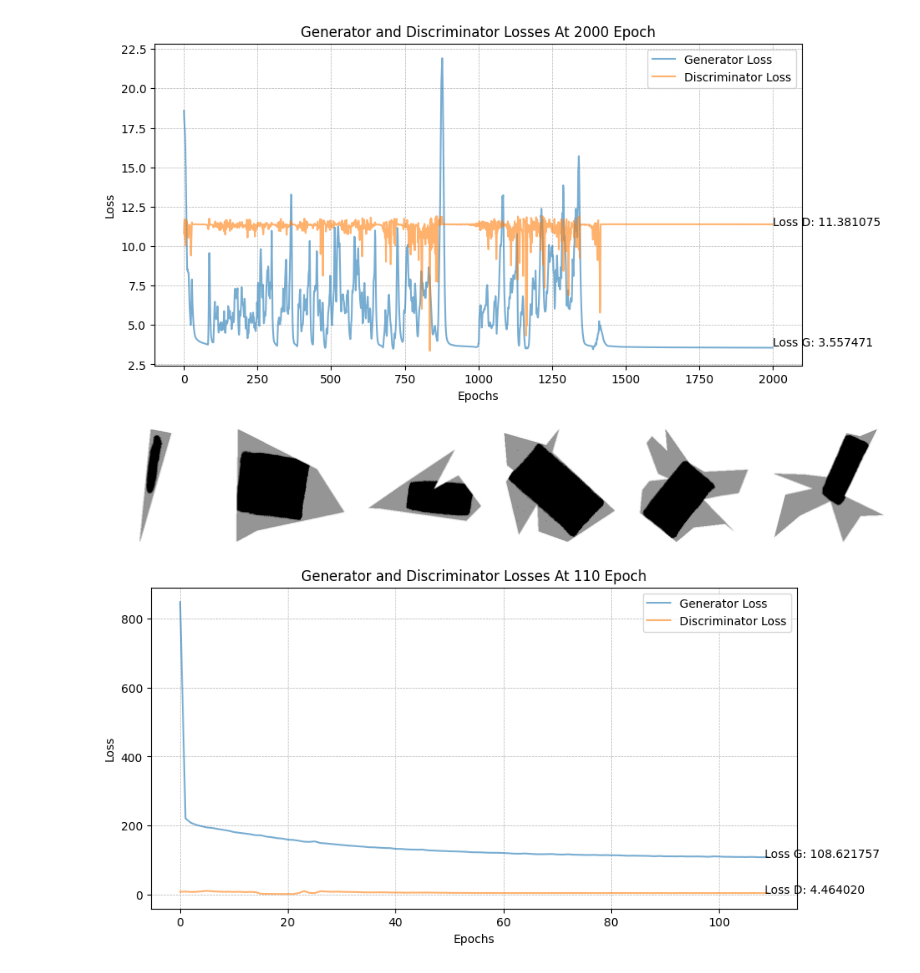
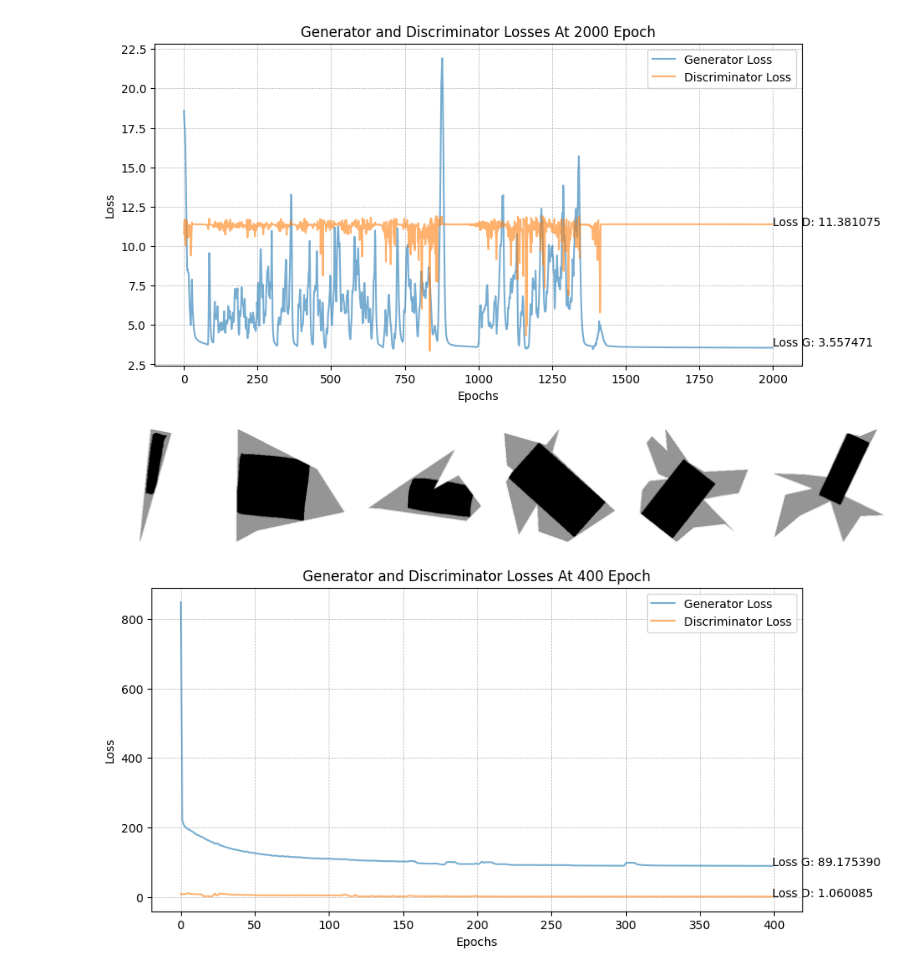
Before and after one commit to PARKCHEOLHEE-lab/gan-exer, a Jupyter notebook: lirGAN/lirGAN.ipynb, the cells around one changed output. Cells and saved outputs as stored; diff of their text form; code cells hidden in the pictures.

```diff
--- a/lirGAN/lirGAN.ipynb
+++ b/lirGAN/lirGAN.ipynb
@@ -96,32 +105,32 @@ lir_gan_trainer.train()
 
 lir_dataset = LirDataset()
 lir_dataloader = DataLoader(
     dataset=lir_dataset,
     batch_size=32,
     shuffle=True,
     drop_last=True,
 )
 
 lir_generator = LirGenerator(use_tanh=True)
 lir_discriminator = LirDiscriminator()
 lir_geometric_loss_function = LirGeometricLoss(bce_weight=1.0, diou_weight=2.0, feasibility_weight=5.0)
 
 lir_gan_trainer = LirGanTrainer(
-    epochs=100,
+    epochs=400,
     lir_generator=lir_generator,
     lir_discriminator=lir_discriminator,
     lir_dataloader=lir_dataloader,
     lir_geometric_loss_function=lir_geometric_loss_function,
     initial_weights_key=ModelConfig.XAVIER,
     log_interval=1,
     use_gradient_penalty=True,
     use_lr_scheduler=True,
     is_record=True,
     record_name="with-geometric-loss-all-data",
 )
 
 lir_gan_trainer.set_seed()
 lir_gan_trainer.train()
 # %% [output]
 [figure]
-[figure, old version]
+[figure, new version]
```
Also changed, not shown: parts of 1 cell of this notebook.
